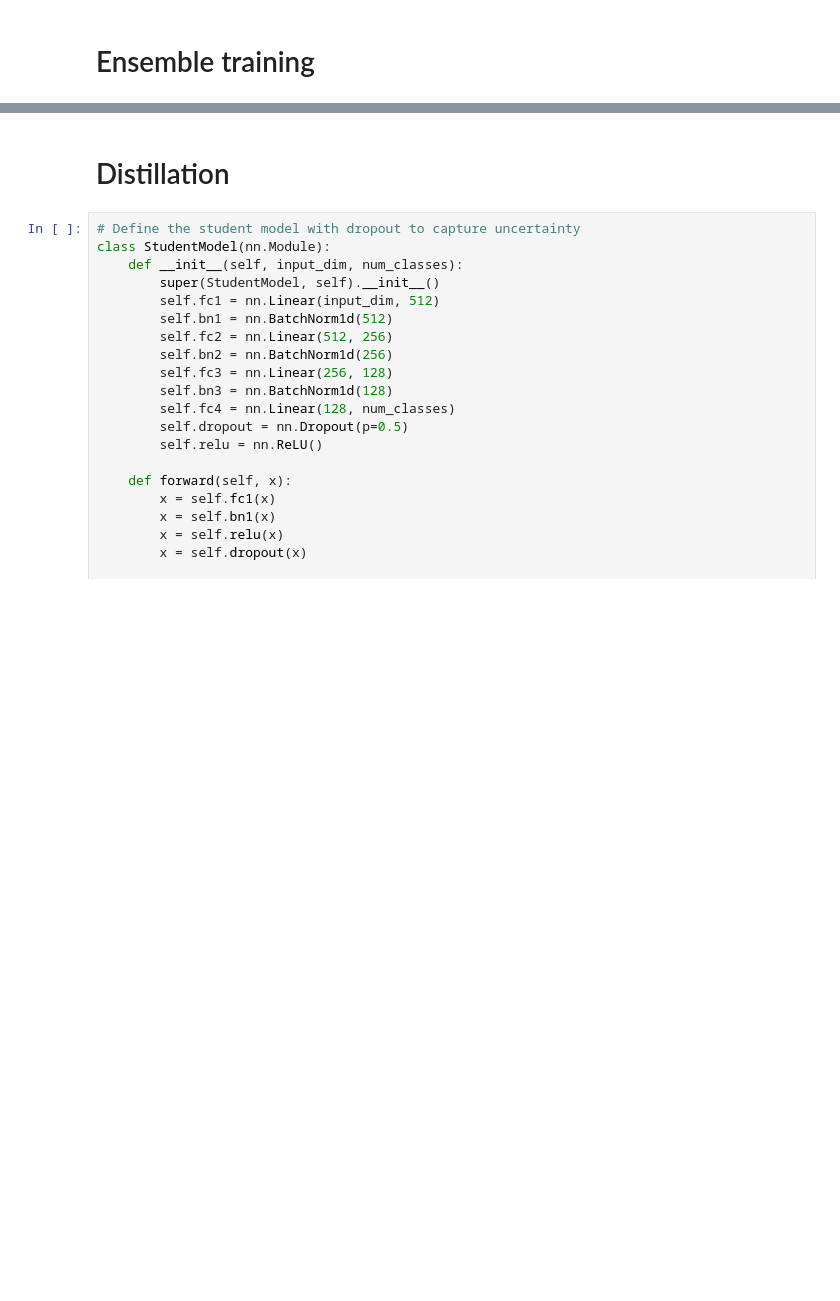
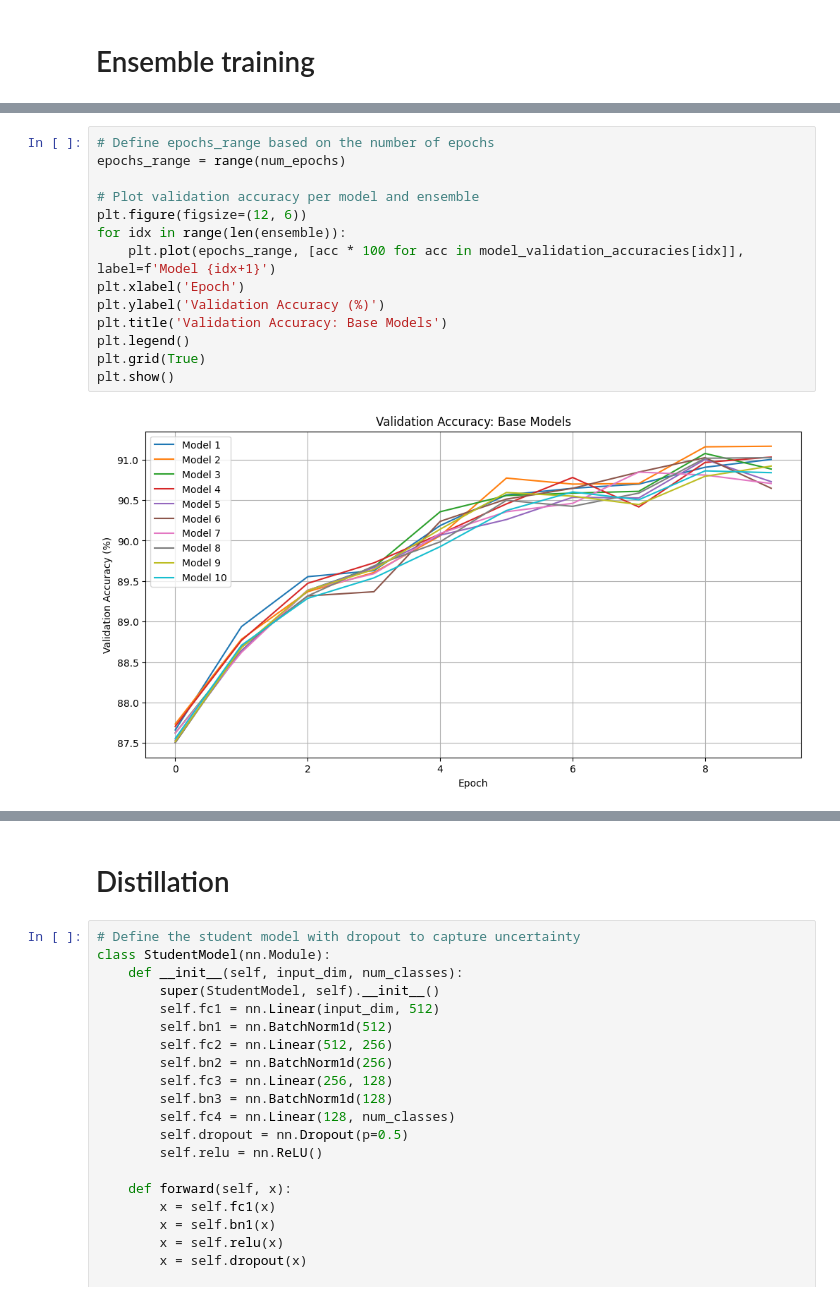
Before and after one commit to wstentzer/NLP-Project, a Jupyter notebook: main_1.3B_model.ipynb, the cells around one changed output, grey strips where cells are left out. Cells and saved outputs as stored; diff of their text form; blank space fills up the shorter version.

```diff
--- a/main_1.3B_model.ipynb
+++ b/main_1.3B_model.ipynb
@@ -245,0 +333,16 @@ Ensemble Accuracy: 99.98%
+# %%
+# Define epochs_range based on the number of epochs
+epochs_range = range(num_epochs)
+
+# Plot validation accuracy per model and ensemble
+plt.figure(figsize=(12, 6))
+for idx in range(len(ensemble)):
+    plt.plot(epochs_range, [acc * 100 for acc in model_validation_accuracies[idx]], label=f'Model {idx+1}')
+plt.xlabel('Epoch')
+plt.ylabel('Validation Accuracy (%)')
+plt.title('Validation Accuracy: Base Models')
+plt.legend()
+plt.grid(True)
+plt.show()
+# %% [output]
+[figure, added]
```
Also changed, not shown: parts of 8 cells of this notebook, 2 other files.
